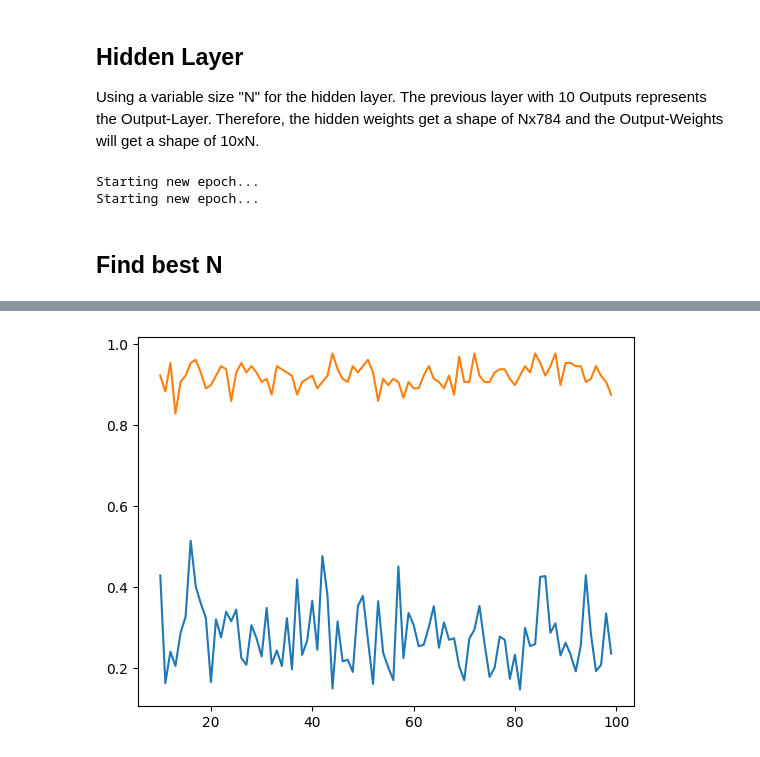
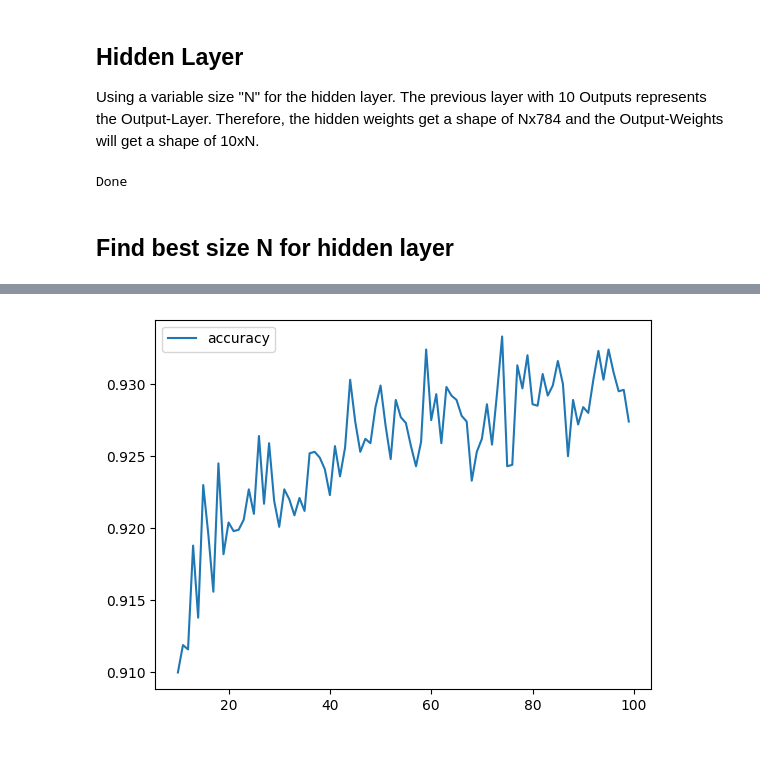
Before and after one commit to philippreinig/idl, a Jupyter notebook: assignments_1/idl_s01_adri_philipp.ipynb, the cells around one changed output, grey strips where cells are left out. Saved outputs shown, nothing was run; the diff lists cells and outputs as text; code cells hidden in the pictures.

```diff
--- a/assignments_1/idl_s01_adri_philipp.ipynb
+++ b/assignments_1/idl_s01_adri_philipp.ipynb
@@ -89,16 +95,22 @@ Therefore, the hidden weights get a shape of Nx784 and the Output-Weights will g
 # %%
 N = 20
 
-
-def init_and_train(hidden_size):
-    """returns the loss and accuracy after 1000 iterations"""
-
+def init(hidden_size):
     # initialising weights with small random values
     # and biases with small positive values (alternatively with zeros)
     W_ih = tf.Variable(np.random.uniform(low=-0.1, high=0.1, size=(784, hidden_size)).astype(np.float32))
     b_h = tf.Variable(np.random.uniform(low=0.0, high=0.1, size=hidden_size).astype(np.float32))
     W_ho = tf.Variable(np.random.uniform(low=-0.1, high=0.1, size=(hidden_size, 10)).astype(np.float32))
     b_o = tf.Variable(np.random.uniform(low=0.0, high=0.1, size=10).astype(np.float32))
+
+    return (W_ih, b_h, W_ho, b_o)
+
+
+def train(net):
+    """returns the loss and accuracy after 1000 iterations"""
+
+    W_ih, b_h, W_ho, b_o = net
+
 
     for step in range(train_steps):
         img_batch, lbl_batch = data.next_batch()
@@ -127,29 +139,41 @@ def init_and_train(hidden_size):
 
     #print("Done!")
 
-    return (xent,acc)
+    #return (xent,acc)
 
-_,_ = init_and_train(N)
+train(init(N))
+print("Done")
 # %% [output]
-Starting new epoch...
-Starting new epoch...
+Done
 # %% [markdown]
-## Find best N
+## Find best size N for hidden layer
 # %%
-losses = []
+#losses = []
 accs = []
 sizes = np.arange(10,100, dtype=np.int32)
 
 for n in sizes:
-    loss, acc = init_and_train(n)
+    W_ih, b_h, W_ho, b_o = init(n)
+    train((W_ih, b_h, W_ho, b_o))
 
-    losses.append(loss)
+    # Testing
+    hidden_logits = tf.matmul(data.test_data, W_ih) + b_h
+    hidden_relu = tf.nn.relu(hidden_logits)
+    logits = tf.matmul(hidden_relu, W_ho) + b_o
+    test_preds = tf.argmax(tf.nn.softmax(logits), axis=1, output_type=tf.int32)
+
+    acc = tf.reduce_mean(tf.cast(tf.equal(test_preds, data.test_labels),
+                                 tf.float32))
+
+    #losses.append(loss)
     accs.append(acc)
 
-    print("N = {}".format(n))
+    print("N = {}, acc={}".format(n, acc))
 
-plt.plot(sizes, losses, label='loss')
+
 plt.plot(sizes, accs, label='accuracy')
+plt.legend()
+
 plt.savefig('plot.svg')
 plt.show()
 # %% [output]
@@ -173,4 +197,4 @@ N = 99
-[figure, old version]
+[figure, new version]
 # %% [markdown]
 ## Questions
 
```
Also changed, not shown: parts of 5 cells of this notebook, 2 other files.
